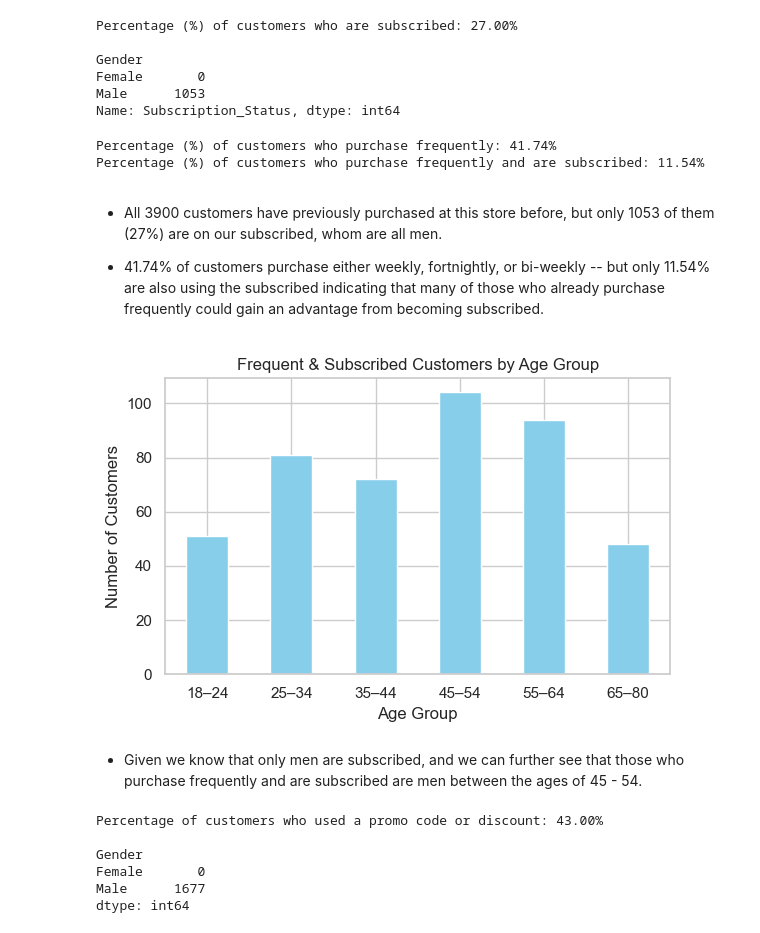
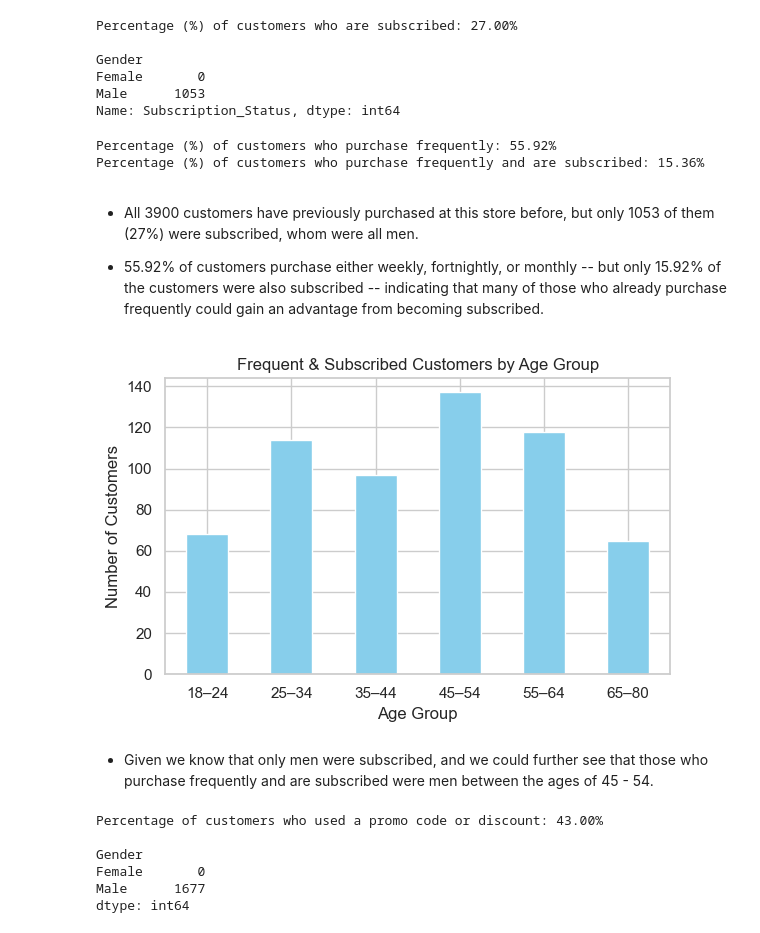
Before and after one commit to seojiny/Customer-Segmentation-Analysis, a Jupyter notebook: Customer_Segmentation_Analysis.ipynb, the cells around one changed output. Drawn from its saved outputs; the diff is of its cells as text; code cells hidden in the pictures.

```diff
--- a/Customer_Segmentation_Analysis.ipynb
+++ b/Customer_Segmentation_Analysis.ipynb
@@ -255,7 +256,7 @@ Name: Subscription_Status, dtype: int64
 purchase_frequent = (
     (customers['Frequency_of_Purchases'] == 'Weekly') |
     (customers['Frequency_of_Purchases'] == 'Fortnightly') |
-    (customers['Frequency_of_Purchases'] == 'Bi-Weekly') ).sum()
+    (customers['Frequency_of_Purchases'] == 'Monthly') ).sum()
 
 print(f"Percentage (%) of customers who purchase frequently: {purchase_frequent / total_customers * 100:.2f}%")
 
@@ -263,39 +264,39 @@ print(f"Percentage (%) of customers who purchase frequently: {purchase_frequent
 subscribed_frequent = (
     ((customers['Frequency_of_Purchases'] == 'Weekly') & (customers['Subscription_Status'] == 'Yes')) |
     ((customers['Frequency_of_Purchases'] == 'Fortnightly') & (customers['Subscription_Status'] == 'Yes')) |
-    ((customers['Frequency_of_Purchases'] == 'Bi-Weekly') & (customers['Subscription_Status'] == 'Yes'))
+    ((customers['Frequency_of_Purchases'] == 'Monthly') & (customers['Subscription_Status'] == 'Yes'))
 )
 
 print(f"Percentage (%) of customers who purchase frequently and are subscribed: {subscribed_frequent.sum() / total_customers * 100:.2f}%")
 # %% [output]
-Percentage (%) of customers who purchase frequently: 41.74%
-Percentage (%) of customers who purchase frequently and are subscribed: 11.54%
+Percentage (%) of customers who purchase frequently: 55.92%
+Percentage (%) of customers who purchase frequently and are subscribed: 15.36%
 # %% [markdown]
-* All 3900 customers have previously purchased at this store before, but only 1053 of them (27%) are on our subscribed, whom are all men.
+* All 3900 customers have previously purchased at this store before, but only 1053 of them (27%) were subscribed, whom were all men.
 
-* 41.74% of customers purchase either weekly, fortnightly, or bi-weekly -- but only 11.54% are also using the subscribed indicating that many of those who already purchase frequently could gain an advantage from becoming subscribed.
+* 55.92% of customers purchase either weekly, fortnightly, or monthly -- but only 15.92% of the customers were also subscribed -- indicating that many of those who already purchase frequently could gain an advantage from becoming subscribed.
 # %%
 # Customers purchase frequently and are subscribed by Age Groups
 freq_sub_age = customers[subscribed_frequent]
-freq_sub_counts = freq_sub_age.groupby('Age_Group').size()
+freq_sub_counts = freq_sub_age.groupby('Age_Group', observed = True).size()
 
 # print(f"Customers who purchase frequently and are subscribed by Age Groups:\n")
 # print(freq_sub_counts)
 
 plt.figure(figsize=(6, 4))
 
 freq_sub_counts.plot(kind = 'bar',
                      color = 'skyblue')
 
 plt.title('Frequent & Subscribed Customers by Age Group')
 plt.xlabel('Age Group')
 plt.ylabel('Number of Customers')
 plt.xticks(rotation=0)
 plt.tight_layout()
 # %% [output]
-[figure, old version]
+[figure, new version]
 # %% [markdown]
-* Given we know that only men are subscribed, and we can further see that those who purchase frequently and are subscribed are men between the ages of 45 - 54.
+* Given we know that only men were subscribed, and we could further see that those who purchase frequently and are subscribed were men between the ages of 45 - 54.
 # %%
 # Percentage(%) of customers who used a promo code or applied discount in their purchase
 promo_discount = (customers['Promo_Code_Used'] == 'Yes') | (customers['Discount_Applied'] == 'Yes')
```
Also changed, not shown: parts of 44 cells of this notebook, 8 other files.
